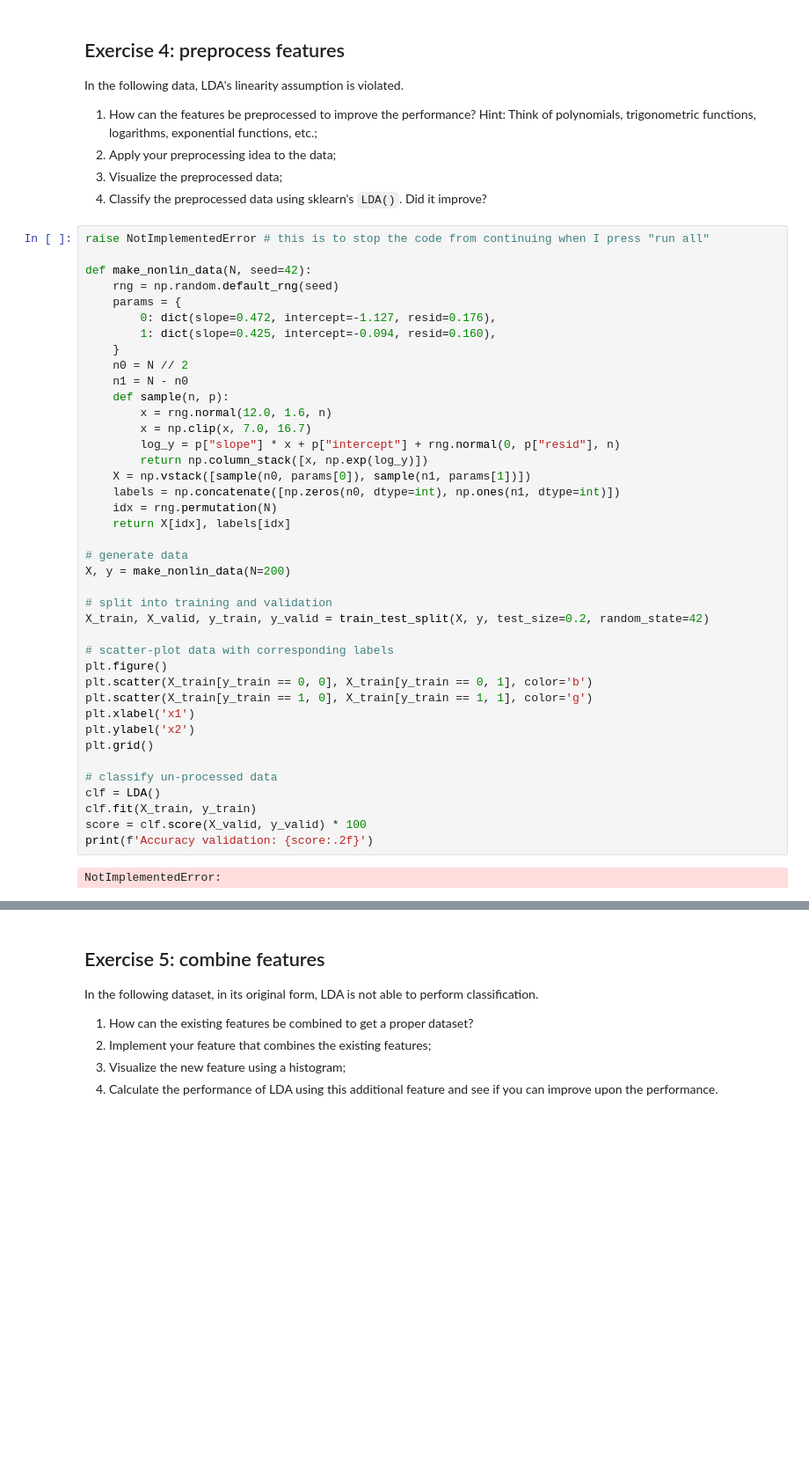
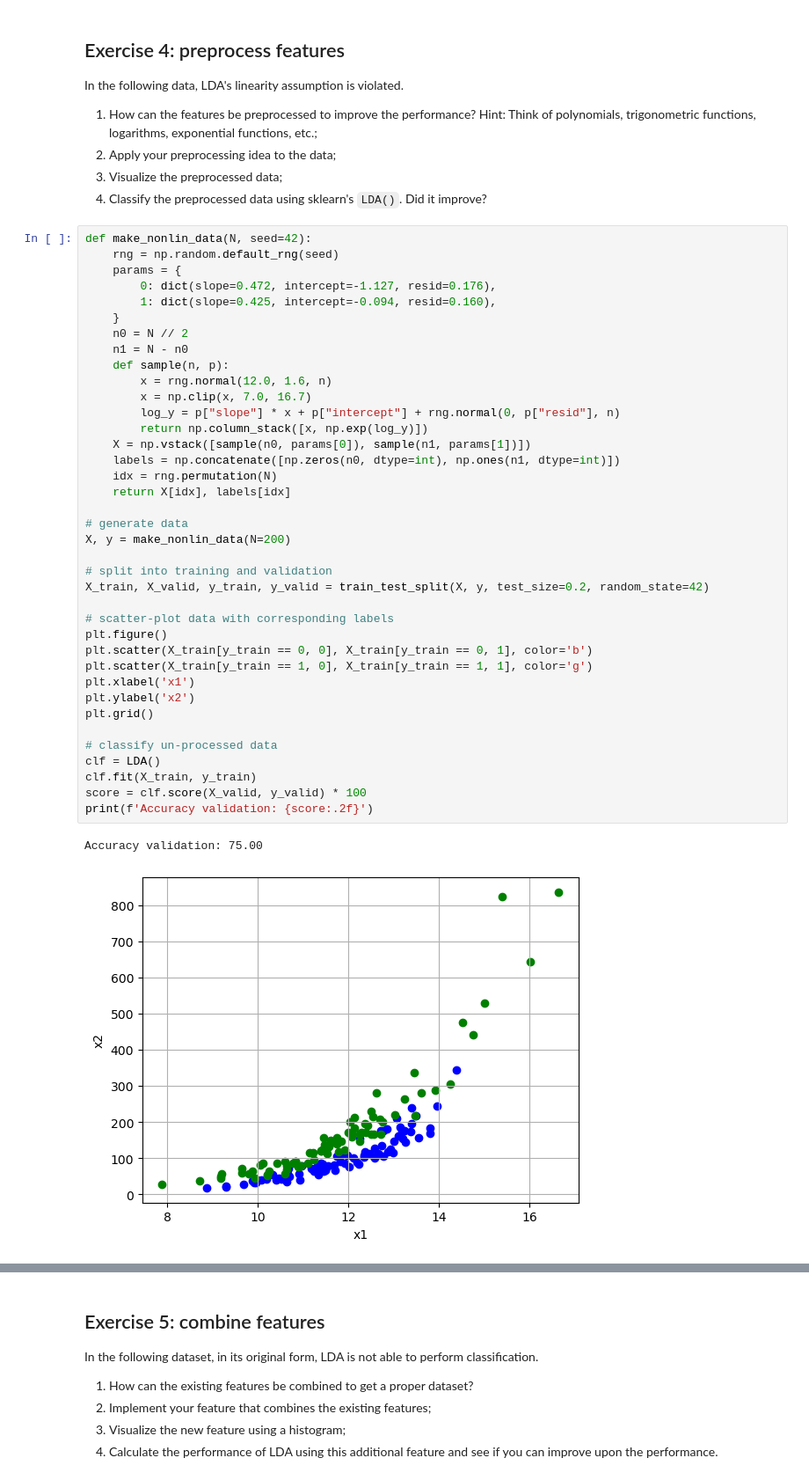
Before and after one commit to Immo-o/BCI-git, a Jupyter notebook: assignment-2/assignment_02_lda.ipynb, the cells around one changed output, grey strips where cells are left out. Shown at 88% size. Cells and saved outputs as stored; diff of their text form; blank space fills up the shorter version.

```diff
--- a/assignment-2/assignment_02_lda.ipynb
+++ b/assignment-2/assignment_02_lda.ipynb
@@ -91,8 +91,6 @@ In the following data, LDA's linearity assumption is violated.
 1. Visualize the preprocessed data;
 1. Classify the preprocessed data using sklearn's `LDA()`. Did it improve?
 # %%
-raise NotImplementedError # this is to stop the code from continuing when I press "run all"
-
 def make_nonlin_data(N, seed=42):
     rng = np.random.default_rng(seed)
     params = {
@@ -104,31 +102,32 @@ def make_nonlin_data(N, seed=42):
     def sample(n, p):
         x = rng.normal(12.0, 1.6, n)
         x = np.clip(x, 7.0, 16.7)
         log_y = p["slope"] * x + p["intercept"] + rng.normal(0, p["resid"], n)
         return np.column_stack([x, np.exp(log_y)])
     X = np.vstack([sample(n0, params[0]), sample(n1, params[1])])
     labels = np.concatenate([np.zeros(n0, dtype=int), np.ones(n1, dtype=int)])
     idx = rng.permutation(N)
     return X[idx], labels[idx]
 
 # generate data
 X, y = make_nonlin_data(N=200)
 
 # split into training and validation
 X_train, X_valid, y_train, y_valid = train_test_split(X, y, test_size=0.2, random_state=42)
 
 # scatter-plot data with corresponding labels
 plt.figure()
 plt.scatter(X_train[y_train == 0, 0], X_train[y_train == 0, 1], color='b')
 plt.scatter(X_train[y_train == 1, 0], X_train[y_train == 1, 1], color='g')
 plt.xlabel('x1')
 plt.ylabel('x2')
 plt.grid()
 
 # classify un-processed data
 clf = LDA()
 clf.fit(X_train, y_train)
 score = clf.score(X_valid, y_valid) * 100
 print(f'Accuracy validation: {score:.2f}')
 # %% [output]
-NotImplementedError:
+Accuracy validation: 75.00
+[figure, added]
```
Also changed, not shown: parts of 3 cells of this notebook.
